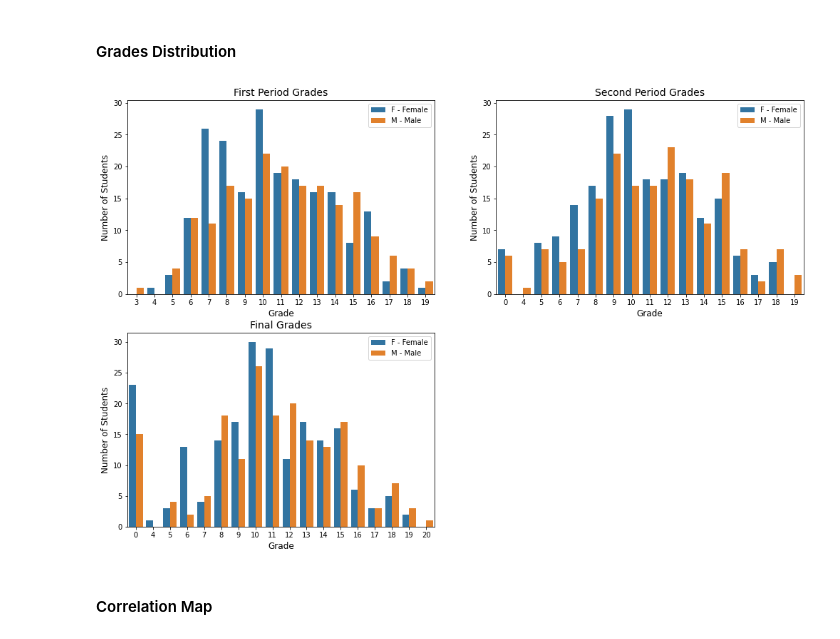
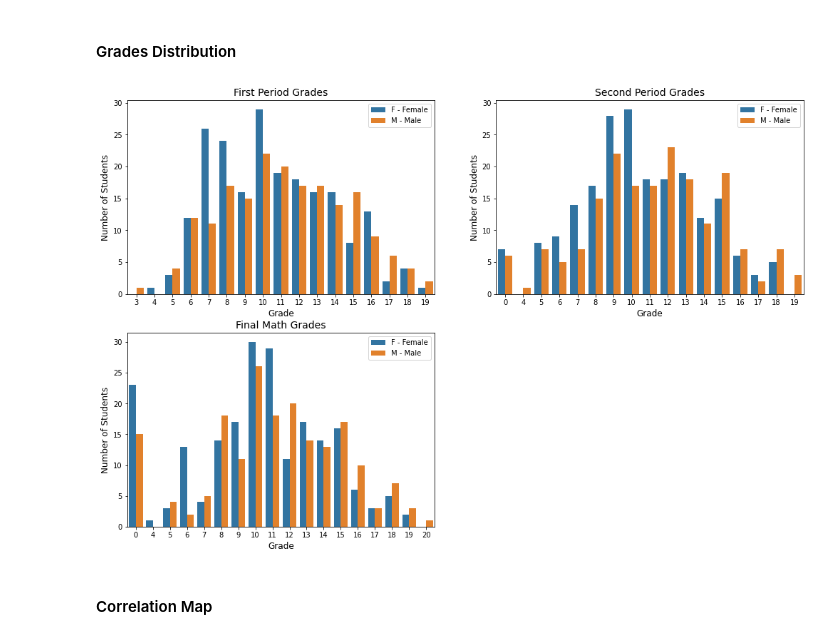
Before and after one commit to MarkLee7925/Student-Grade-Regression, a Jupyter notebook: Math/Student_Grade_Regression_Math.ipynb, the cells around one changed output. Saved outputs shown, nothing was run; the diff lists cells and outputs as text; code cells hidden in the pictures.

```diff
--- a/Math/Student_Grade_Regression_Math.ipynb
+++ b/Math/Student_Grade_Regression_Math.ipynb
@@ -280,38 +281,39 @@ plt.show()
 # %% [markdown]
 #### Grades Distribution
 # %%
+math_grades = plt.figure(figsize=(17, 11))
+
 # First period grades
-fig1 = plt.figure(figsize=(17, 11))
-ax1 = fig1.add_subplot(2, 2, 1)
+ax1 = math_grades.add_subplot(2, 2, 1)
 ax1 = sns.countplot(x=df['G1'], hue=df['sex'])
 plt.yticks(np.arange(0, 35, 5))
 plt.xlabel('Grade', fontsize=12)
 plt.ylabel('Number of Students', fontsize=12)
 plt.title('First Period Grades', fontsize=14)
 plt.legend(labels=gender_labels_2, loc='upper right')
 
 # Second period grades
-ax2 = fig1.add_subplot(2, 2, 2)
+ax2 = math_grades.add_subplot(2, 2, 2)
 ax2 = sns.countplot(x=df['G2'], hue=df['sex'])
 plt.yticks(np.arange(0, 35, 5))
 plt.xlabel('Grade', fontsize=12)
 plt.ylabel('Number of Students', fontsize=12)
 plt.title('Second Period Grades', fontsize=14)
 plt.legend(labels=gender_labels_2, loc='upper right')
 
 # Final grades
-ax3 = fig1.add_subplot(2, 2, 3)
+ax3 = math_grades.add_subplot(2, 2, 3)
 ax3 = sns.countplot(x=df['G3'], hue=df['sex'])
 plt.yticks(np.arange(0, 35, 5))
 plt.xlabel('Grade', fontsize=12)
 plt.ylabel('Number of Students', fontsize=12)
-plt.title('Final Grades', fontsize=14)
+plt.title('Final Math Grades', fontsize=14)
 plt.legend(labels=gender_labels_2, loc='upper right')
 
 # Show subplot
 plt.show()
 # %% [output]
-[figure, old version]
+[figure, new version]
 # %% [markdown]
 #### Correlation Map
 # %%
```
Also changed, not shown: parts of 7 cells of this notebook.
